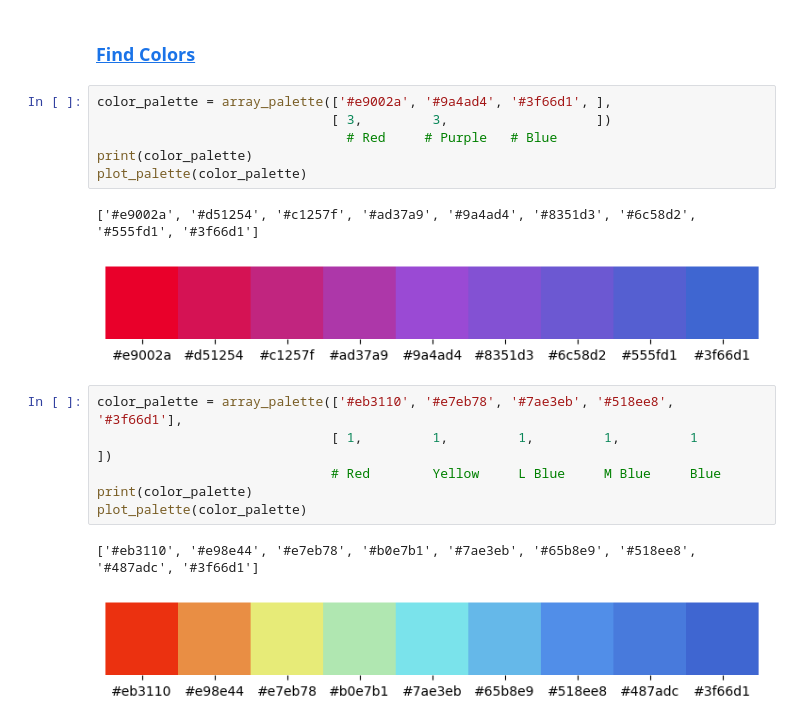
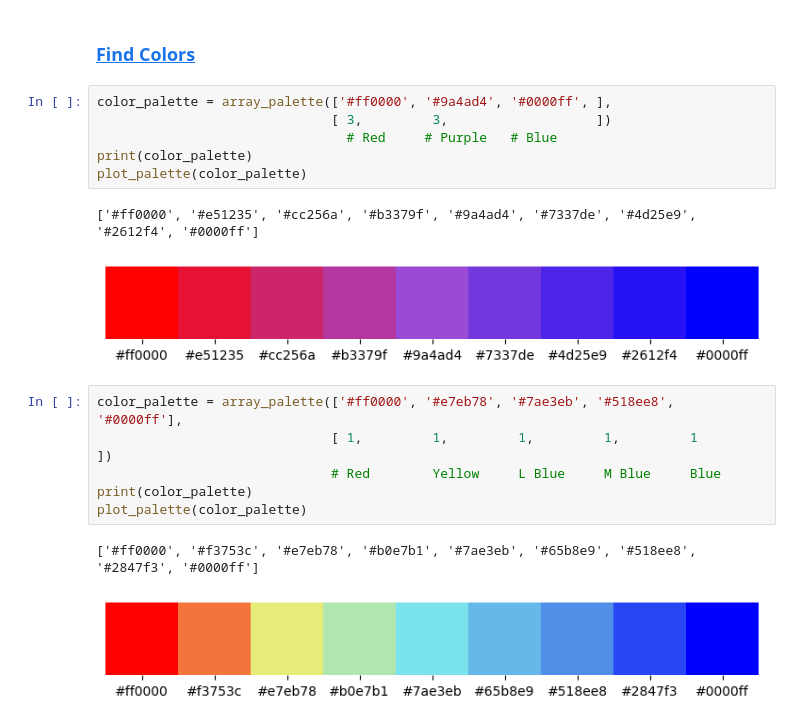
Before and after one commit to sethclose/colors, a Jupyter notebook: Hex Color Blending.ipynb, the cells around one changed output. Cells and saved outputs as stored; diff of their text form.

```diff
--- a/Hex Color Blending.ipynb
+++ b/Hex Color Blending.ipynb
@@ -121,20 +121,20 @@ print(plot_palette.__doc__)
 # %% [markdown]
 ### [Find Colors](https://g.co/kgs/DDXXi4y)
 # %%
-color_palette = array_palette(['#e9002a', '#9a4ad4', '#3f66d1', ],
+color_palette = array_palette(['#ff0000', '#9a4ad4', '#0000ff', ],
                               [ 3,         3,                   ])
                                 # Red     # Purple   # Blue
 print(color_palette)
 plot_palette(color_palette)
 # %% [output]
-['#e9002a', '#d51254', '#c1257f', '#ad37a9', '#9a4ad4', '#8351d3', '#6c58d2', '#555fd1', '#3f66d1']
+['#ff0000', '#e51235', '#cc256a', '#b3379f', '#9a4ad4', '#7337de', '#4d25e9', '#2612f4', '#0000ff']
-[figure, old version]
+[figure, new version]
 # %%
-color_palette = array_palette(['#eb3110', '#e7eb78', '#7ae3eb', '#518ee8', '#3f66d1'],
+color_palette = array_palette(['#ff0000', '#e7eb78', '#7ae3eb', '#518ee8', '#0000ff'],
                               [ 1,         1,         1,         1,         1       ])
                               # Red        Yellow     L Blue     M Blue     Blue
 print(color_palette)
 plot_palette(color_palette)
 # %% [output]
-['#eb3110', '#e98e44', '#e7eb78', '#b0e7b1', '#7ae3eb', '#65b8e9', '#518ee8', '#487adc', '#3f66d1']
+['#ff0000', '#f3753c', '#e7eb78', '#b0e7b1', '#7ae3eb', '#65b8e9', '#518ee8', '#2847f3', '#0000ff']
-[figure, old version]
+[figure, new version]
```
Also changed, not shown: parts of 6 cells of this notebook.
